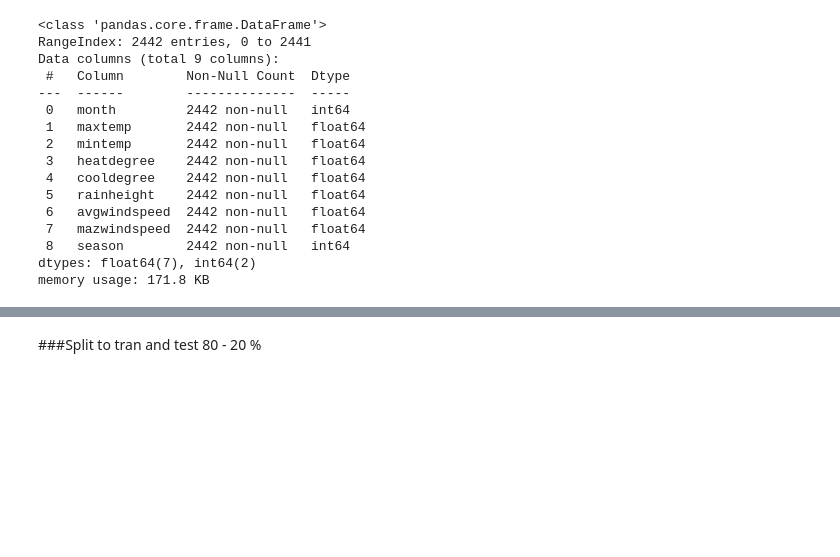
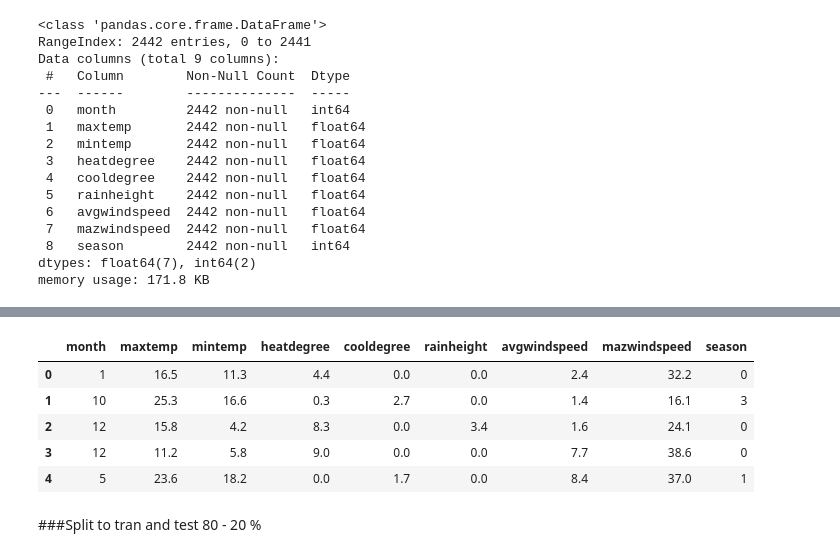
Before and after one commit to spros1/Methods-and-Algorithms_Work_Semester_21-22, a Jupyter notebook: Meteorological_Measurements_AthensCenter.ipynb, the cells around one changed output, grey strips where cells are left out. Drawn from its saved outputs; the diff is of its cells as text; code cells hidden in the pictures; blank space fills up the shorter version.

```diff
--- a/Meteorological_Measurements_AthensCenter.ipynb
+++ b/Meteorological_Measurements_AthensCenter.ipynb
@@ -580,3 +577,12 @@ memory usage: 22.9 KB
+# %%
+df_09_16.head()
+# %% [output]
+|  | month | maxtemp | mintemp | heatdegree | cooldegree | rainheight | avgwindspeed | mazwindspeed | season |
+| 0 | 1 | 16.5 | 11.3 | 4.4 | 0.0 | 0.0 | 2.4 | 32.2 | 0 |
+| 1 | 10 | 25.3 | 16.6 | 0.3 | 2.7 | 0.0 | 1.4 | 16.1 | 3 |
+| 2 | 12 | 15.8 | 4.2 | 8.3 | 0.0 | 3.4 | 1.6 | 24.1 | 0 |
+| 3 | 12 | 11.2 | 5.8 | 9.0 | 0.0 | 0.0 | 7.7 | 38.6 | 0 |
+| 4 | 5 | 23.6 | 18.2 | 0.0 | 1.7 | 0.0 | 8.4 | 37.0 | 1 |
 # %% [markdown]
 ###Split to tran and test 80 - 20 %
 # %%
```
Also changed, not shown: parts of 17 cells of this notebook.
